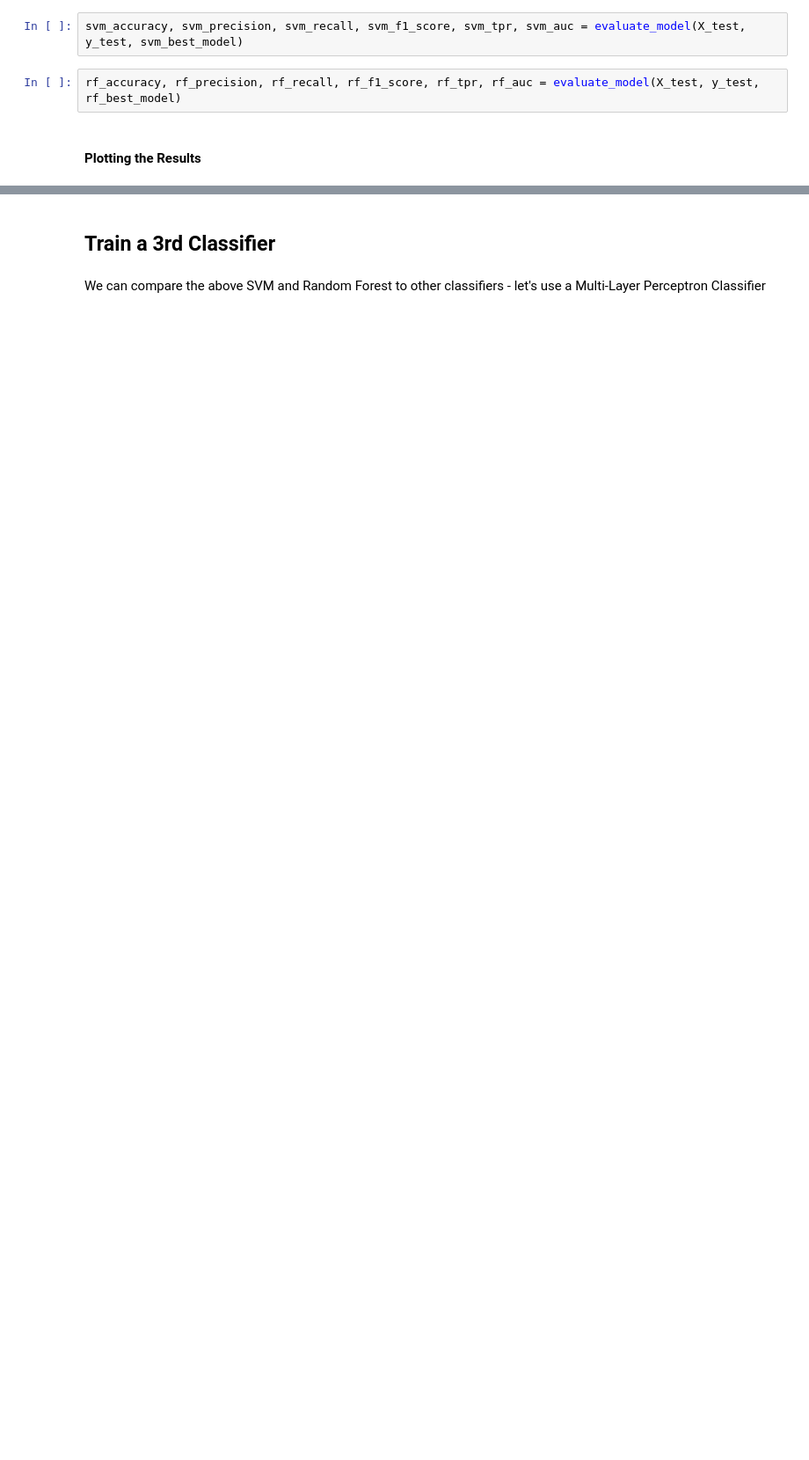
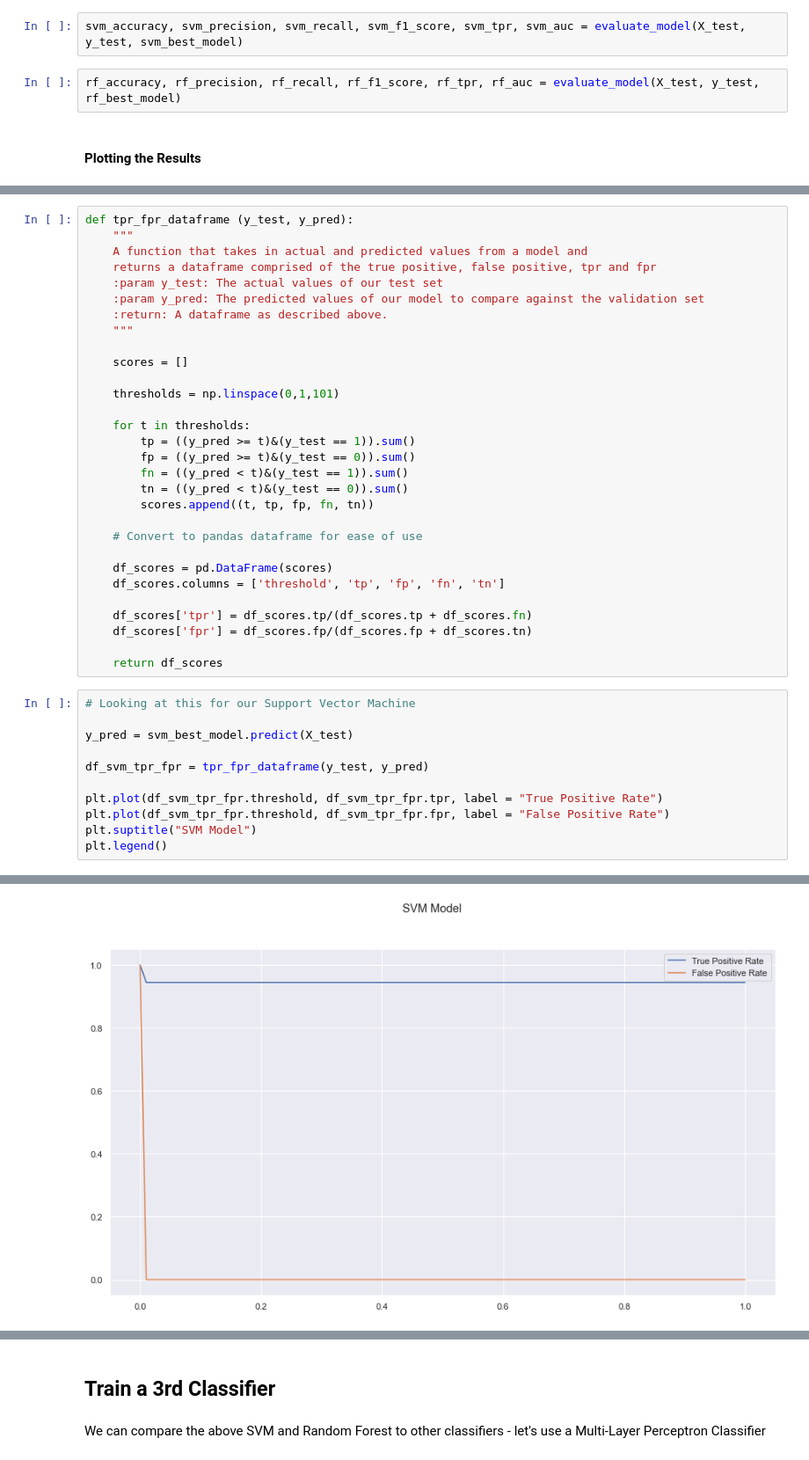
Before and after one commit to darren-king/Classification, a Jupyter notebook: etivity4.ipynb, the cells around one changed output, grey strips where cells are left out. Shown at 88% size. Saved outputs shown, nothing was run; the diff lists cells and outputs as text; blank space fills up the shorter version.

```diff
--- a/etivity4.ipynb
+++ b/etivity4.ipynb
@@ -311,0 +322,42 @@ When we're measuring the accuracy of a classifier we classically use the followi
+# %%
+def tpr_fpr_dataframe (y_test, y_pred):
+    """
+    A function that takes in actual and predicted values from a model and
+    returns a dataframe comprised of the true positive, false positive, tpr and fpr
+    :param y_test: The actual values of our test set
+    :param y_pred: The predicted values of our model to compare against the validation set
+    :return: A dataframe as described above.
+    """
+
+    scores = []
+
+    thresholds = np.linspace(0,1,101)
+
+    for t in thresholds:
+        tp = ((y_pred >= t)&(y_test == 1)).sum()
+        fp = ((y_pred >= t)&(y_test == 0)).sum()
+        fn = ((y_pred < t)&(y_test == 1)).sum()
+        tn = ((y_pred < t)&(y_test == 0)).sum()
+        scores.append((t, tp, fp, fn, tn))
+
+    # Convert to pandas dataframe for ease of use
+
+    df_scores = pd.DataFrame(scores)
+    df_scores.columns = ['threshold', 'tp', 'fp', 'fn', 'tn']
+
+    df_scores['tpr'] = df_scores.tp/(df_scores.tp + df_scores.fn)
+    df_scores['fpr'] = df_scores.fp/(df_scores.fp + df_scores.tn)
+
+    return df_scores
+# %%
+# Looking at this for our Support Vector Machine
+
+y_pred = svm_best_model.predict(X_test)
+
+df_svm_tpr_fpr = tpr_fpr_dataframe(y_test, y_pred)
+
+plt.plot(df_svm_tpr_fpr.threshold, df_svm_tpr_fpr.tpr, label = "True Positive Rate")
+plt.plot(df_svm_tpr_fpr.threshold, df_svm_tpr_fpr.fpr, label = "False Positive Rate")
+plt.suptitle("SVM Model")
+plt.legend()
+# %% [output]
@@ -311,0 +365 @@ When we're measuring the accuracy of a classifier we classically use the followi
+[figure, added]
```
Also changed, not shown: parts of 18 cells of this notebook, 1 other file.
